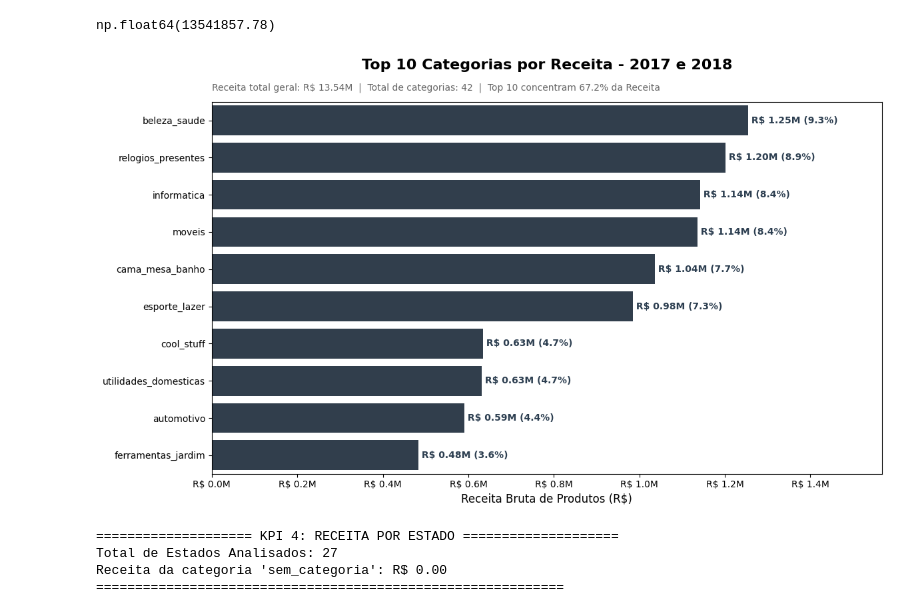
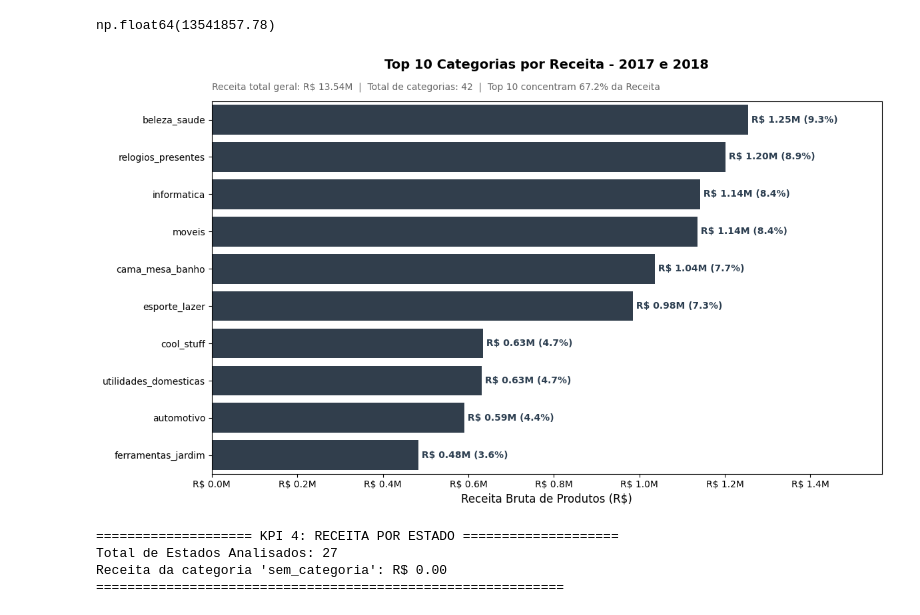
Before and after one commit to evellynjardini/Data-Analytics---Grupo-24, a Jupyter notebook: 1 - Projeto-Olist-KPIs/notebooks/Receita.ipynb, the cells around one changed output. Saved outputs shown, nothing was run; the diff lists cells and outputs as text; code cells hidden in the pictures.

```diff
--- a/1 - Projeto-Olist-KPIs/notebooks/Receita.ipynb
+++ b/1 - Projeto-Olist-KPIs/notebooks/Receita.ipynb
@@ -653,7 +654,7 @@ sns.barplot(
     color='#2c3e50'
 )
 
-plt.title('Top 10 Categorias por Receita - 2017 e 2018', fontsize=16, fontweight='bold', pad=35)
+plt.title('Top 10 Categorias por Receita - 2017 e 2018', fontsize=14, fontweight='bold', pad=35)
 plt.xlabel('Receita Bruta de Produtos (R$)', fontsize=12)
 plt.ylabel('', fontsize=12)
 
@@ -662,34 +663,34 @@ plt.gca().xaxis.set_major_formatter(plt.FuncFormatter(lambda x, pos: f'R$ {x/100
 
 xmax = tabela_top10['receita_produtos'].max()
 plt.xlim(0, xmax * 1.25)
 
 # Iterando para colocar os rótulos de dados
 for index, row in tabela_top10.reset_index(drop=True).iterrows():
     valor = row['receita_produtos']
     perc = row['porcentagem']
     texto_label = f' R$ {valor/1000000:.2f}M ({perc:.1f}%)'
     plt.text(valor, index, texto_label, va='center', fontsize=10, fontweight='bold', color='#2c3e50')
 
 # Subtítulo corrigido (o texto que você juntou no prompt anterior já estava certinho!)
 texto_subtitulo = (
     f"Receita total geral: R$ {receita_total_geral/1e6:.2f}M  |  " +
     f"Total de categorias: {n_categorias}  |  " +
     f"Top 10 concentram {top10_share:.1f}% da Receita"
 )
 
 plt.gca().text(
     0, 1.03,
     texto_subtitulo,
     transform=plt.gca().transAxes,
     fontsize=10,
     color='#666666',
     ha='left'
 )
 
 plt.tight_layout()
 plt.show()
 # %% [output]
-[figure, old version]
+[figure, new version]
 # %%
 # --- KPI 4: Receita por Estado ---
 
```
Also changed, not shown: parts of 1 cell of this notebook.
